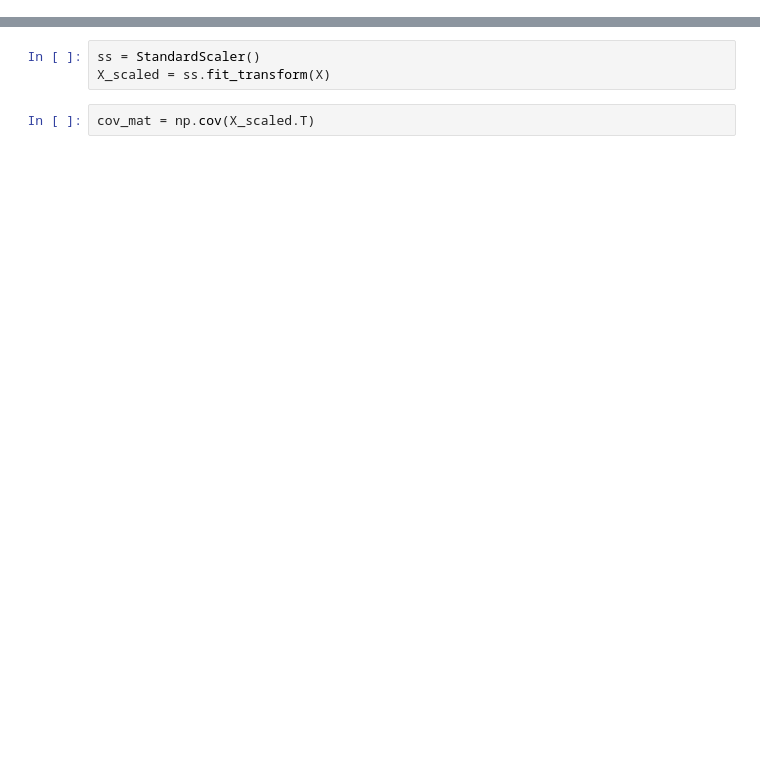
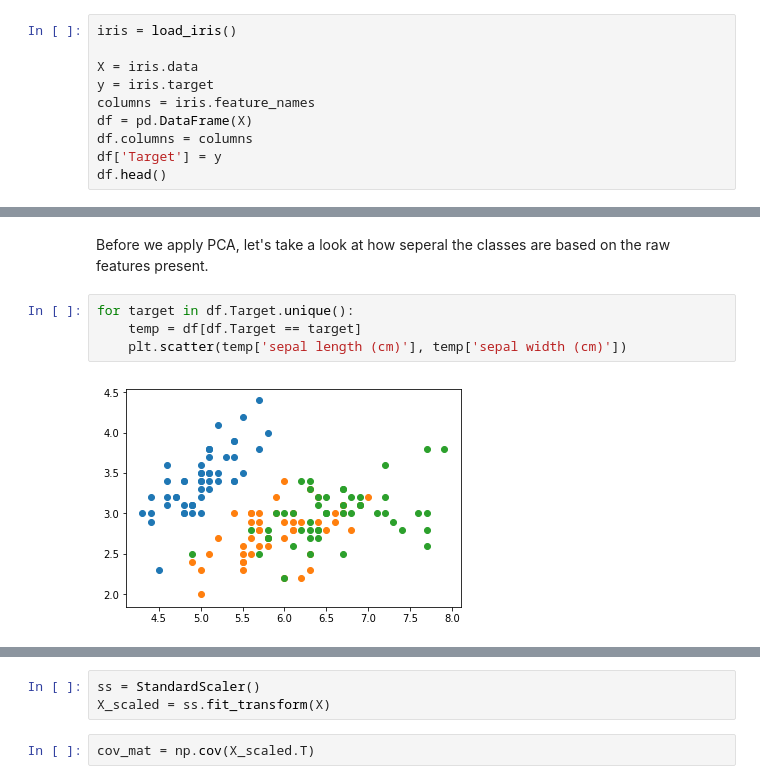
Before and after one commit to jirvingphd/dsc-lp-DIMRED-pca, a Jupyter notebook: PCA-Teacher-Version.ipynb, the cells around one changed output, grey strips where cells are left out. Saved outputs shown, nothing was run; the diff lists cells and outputs as text; blank space fills up the shorter version.

```diff
--- a/PCA-Teacher-Version.ipynb
+++ b/PCA-Teacher-Version.ipynb
@@ -22,0 +27,10 @@ mat = np.array([[2, 1, 3], [4, 2, 5], [-3, -1, 1]])
+# %%
+iris = load_iris()
+
+X = iris.data
+y = iris.target
+columns = iris.feature_names
+df = pd.DataFrame(X)
+df.columns = columns
+df['Target'] = y
+df.head()
@@ -22,0 +44,8 @@ mat = np.array([[2, 1, 3], [4, 2, 5], [-3, -1, 1]])
+# %% [markdown]
+Before we apply PCA, let's take a look at how seperal the classes are based on the raw features present.
+# %%
+for target in df.Target.unique():
+    temp = df[df.Target == target]
+    plt.scatter(temp['sepal length (cm)'], temp['sepal width (cm)'])
+# %% [output]
+[figure, added]
```
Also changed, not shown: parts of 31 cells of this notebook.
